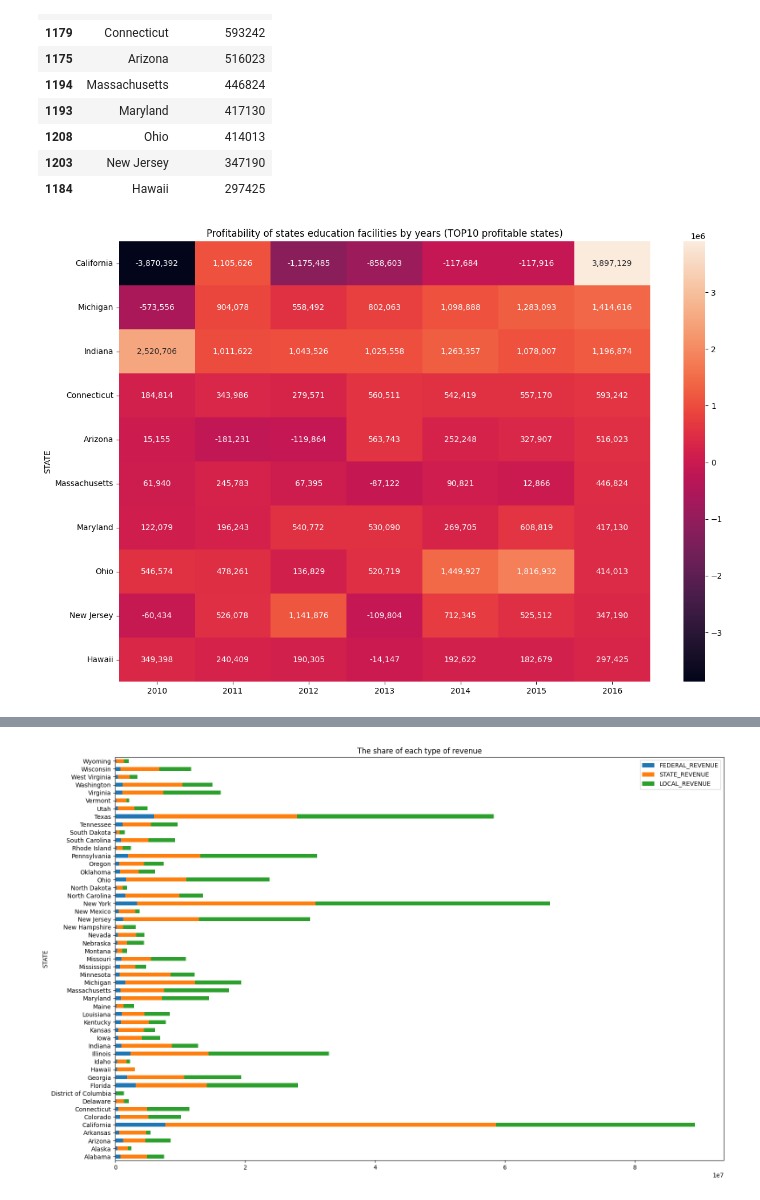
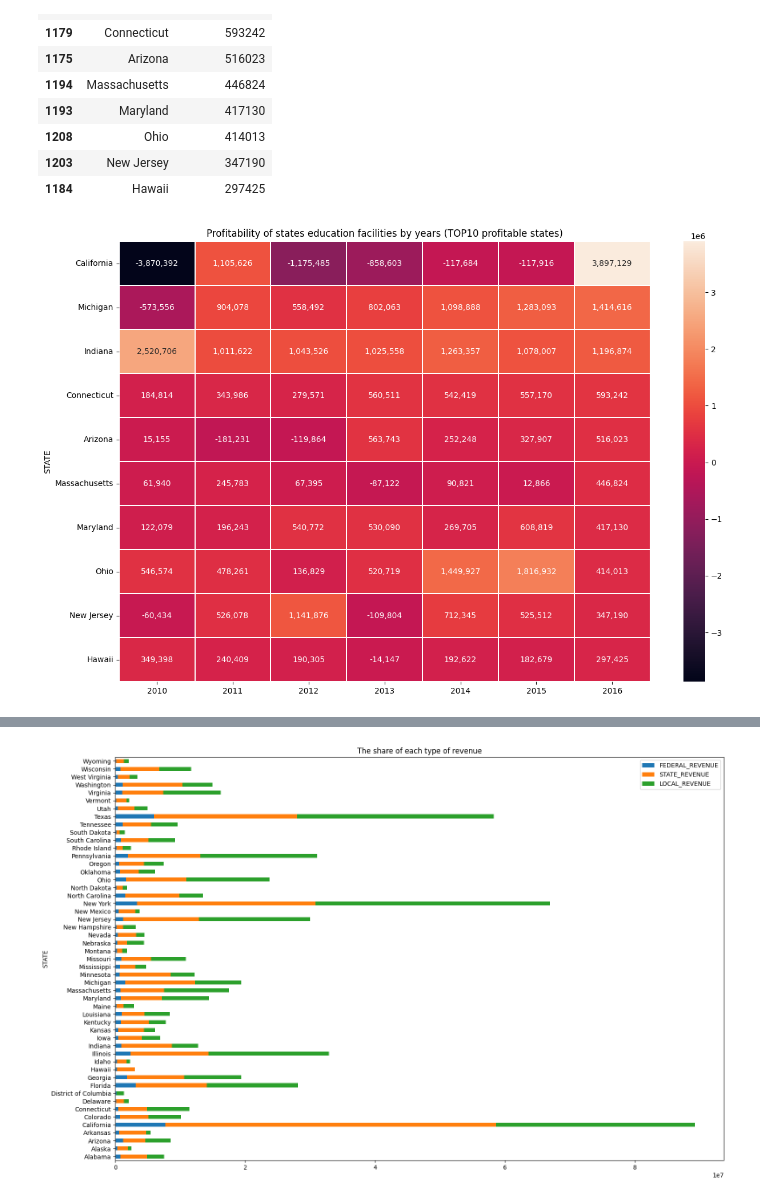
Before and after one commit to evia-g/hackathon_dec_2023, a Jupyter notebook: us_education_finances_analysis.ipynb, the cells around one changed output, grey strips where cells are left out. Drawn from its saved outputs; the diff is of its cells as text; code cells hidden in the pictures.

```diff
--- a/us_education_finances_analysis.ipynb
+++ b/us_education_finances_analysis.ipynb
@@ -364,12 +343,12 @@ states_pivot['2016 versus 2015_%']=(states_pivot['2016']-states_pivot['2015'])/s
 # %%
 # plotting a heatmap of profitability of states over the years
 # sorting the data by 2016 profitability
 plt.figure(figsize=(15,10))
 plt.title('Profitability of states education facilities by years (TOP10 profitable states)')
-sns.heatmap(states_pivot[['2010','2011','2012','2013','2014','2015','2016']].sort_values(by='2016',ascending=False).head(10),fmt=',d',annot=True)
+sns.heatmap(states_pivot[['2010','2011','2012','2013','2014','2015','2016']].sort_values(by='2016',ascending=False).head(10),fmt=',d',annot=True, linewidth=.1)
 plt.show()
 # %% [output]
-[figure, old version]
+[figure, new version]
 # %%
 states_pivot.sort_values(by='2016',ascending=False).head(10)
 # %% [output]
```
Also changed, not shown: parts of 18 cells of this notebook.
